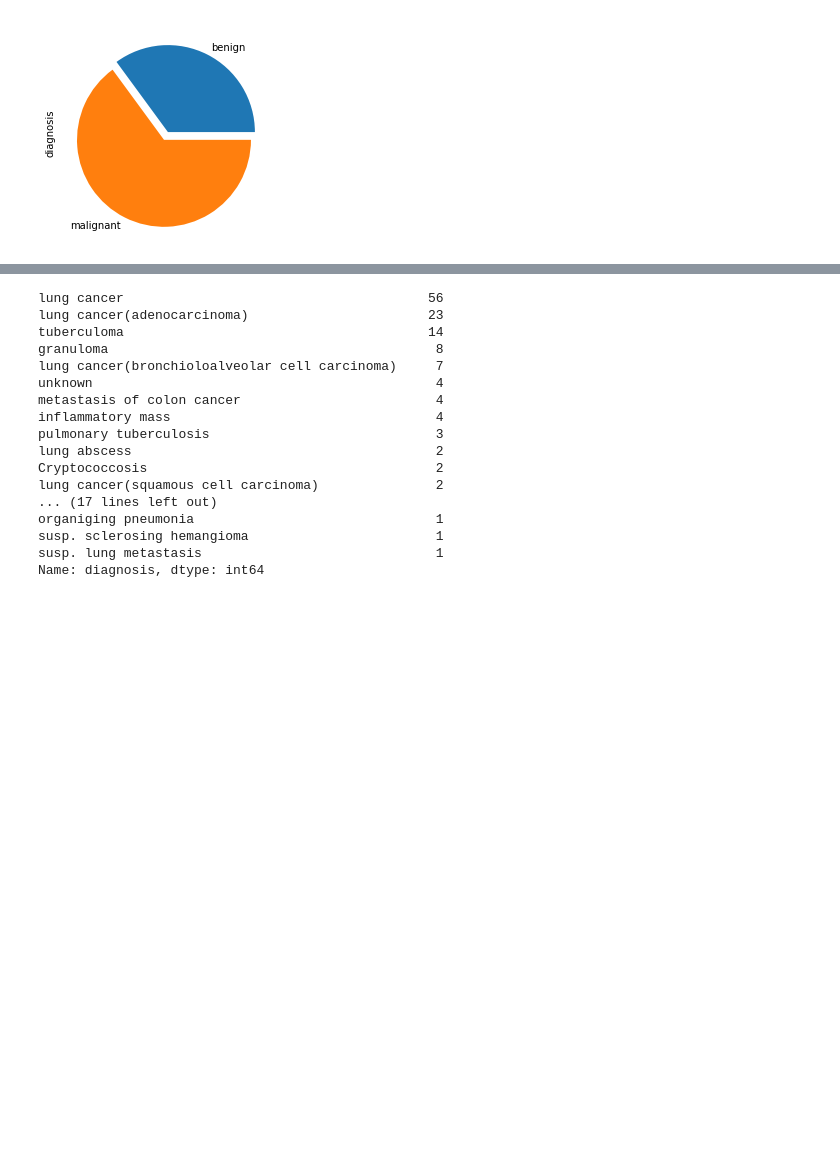
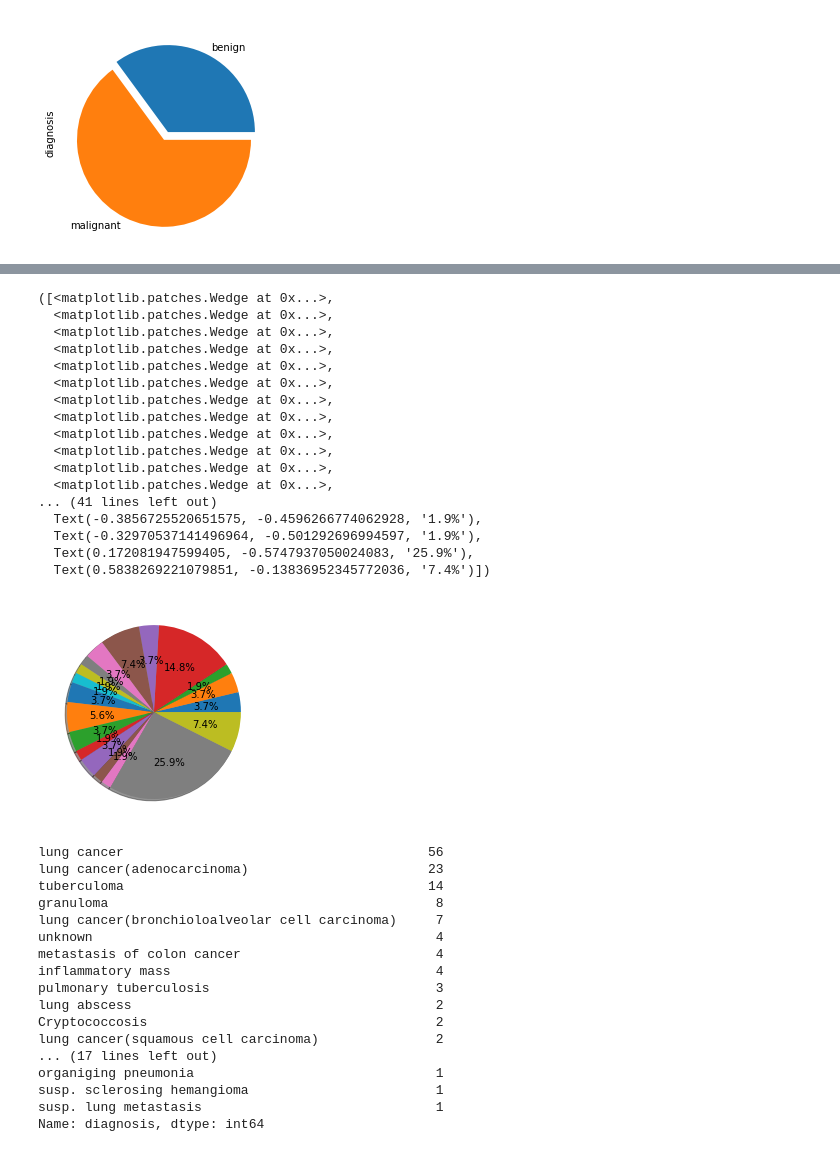
Before and after one commit to SyedMoeezAli/Python, a Jupyter notebook: Assignment#01.ipynb, the cells around one changed output, grey strips where cells are left out. Saved outputs shown, nothing was run; the diff lists cells and outputs as text; code cells hidden in the pictures; blank space fills up the shorter version.

```diff
--- a/Assignment#01.ipynb
+++ b/Assignment#01.ipynb
@@ -70,3 +93,26 @@ disease_state.plot(kind='pie',explode=[0,0.1])
+# %%
+bgn = df.loc[df["state"] == "benign"]
+bgn=bgn.groupby('diagnosis').count()
+plt.pyplot.pie(bgn['y'],shadow=True,autopct='%1.1f%%')
+# %% [output]
+([<matplotlib.patches.Wedge at 0x...>,
+  <matplotlib.patches.Wedge at 0x...>,
+  <matplotlib.patches.Wedge at 0x...>,
+  <matplotlib.patches.Wedge at 0x...>,
+  <matplotlib.patches.Wedge at 0x...>,
+  <matplotlib.patches.Wedge at 0x...>,
+  <matplotlib.patches.Wedge at 0x...>,
+  <matplotlib.patches.Wedge at 0x...>,
+  <matplotlib.patches.Wedge at 0x...>,
+  <matplotlib.patches.Wedge at 0x...>,
+  <matplotlib.patches.Wedge at 0x...>,
+  <matplotlib.patches.Wedge at 0x...>,
+... (41 lines left out)
+  Text(-0.3856725520651575, -0.4596266774062928, '1.9%'),
+  Text(-0.32970537141496964, -0.501292696994597, '1.9%'),
+  Text(0.172081947599405, -0.5747937050024083, '25.9%'),
+  Text(0.5838269221079851, -0.13836952345772036, '7.4%')])
+[figure, added]
 # %%
 df['diagnosis'].value_counts()
 # %% [output]
```
Also changed, not shown: parts of 3 cells of this notebook.
